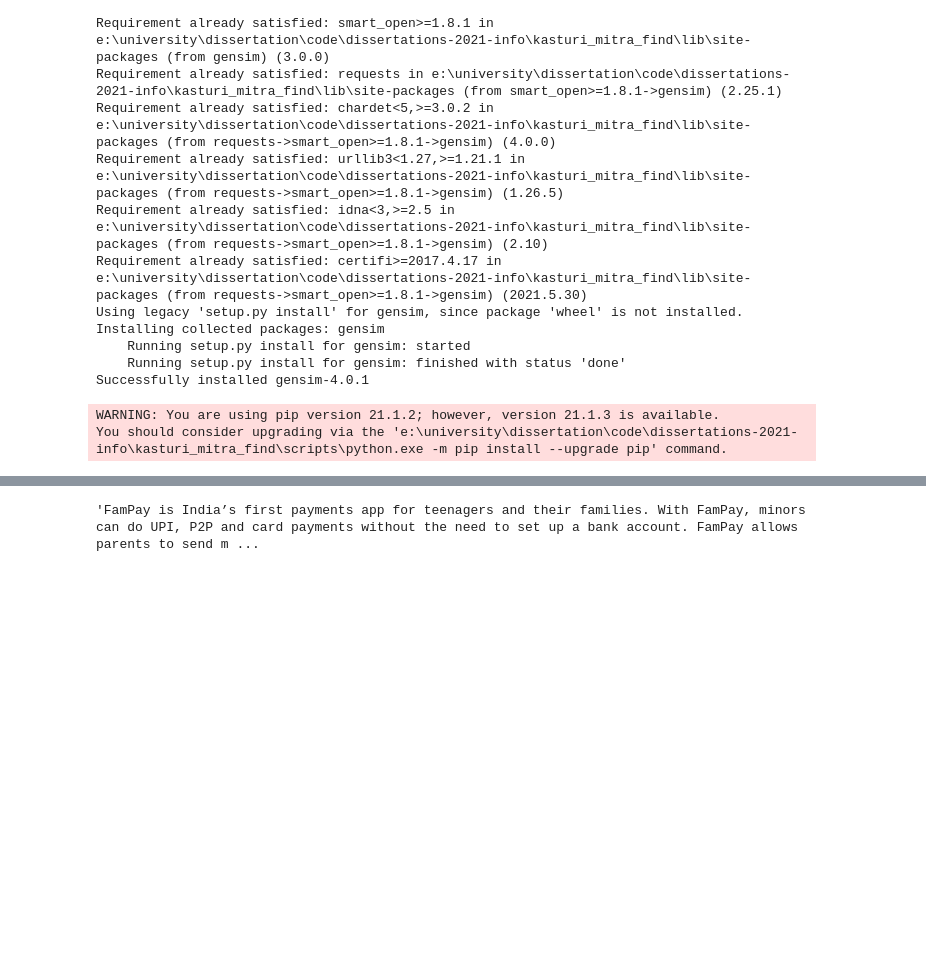
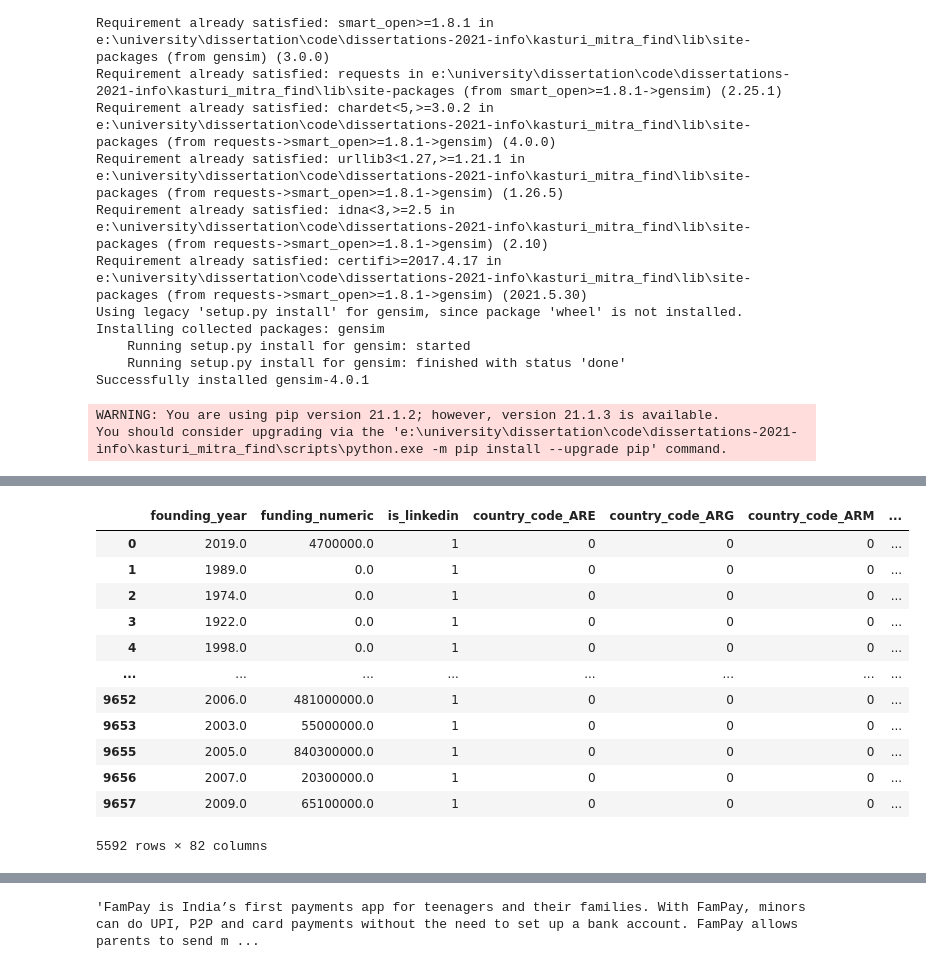
Before and after one commit to csynbiosys/dissertations-2021-info, a Jupyter notebook: kasturi_mitra_find/classification/preprocessing_for_classification.ipynb, the cells around one changed output, grey strips where cells are left out. Saved outputs shown, nothing was run; the diff lists cells and outputs as text; code cells hidden in the pictures; blank space fills up the shorter version.

```diff
--- a/kasturi_mitra_find/classification/preprocessing_for_classification.ipynb
+++ b/kasturi_mitra_find/classification/preprocessing_for_classification.ipynb
@@ -28,0 +73,8 @@ corepo_orgs = pd.read_csv('corepo_lookup_labelled.csv', index_col=0)
+# %%
+# column to store countries
+corepo_preprocessed['country_code'] = corepo_orgs['country_code']
+# %%
+# split industries
+corepo_preprocessed['industry'] = corepo_orgs['industry'].fillna('').str.lower().str.replace(', &', ' &')
+corepo_preprocessed['industry'] = corepo_preprocessed.industry.apply(lambda x: x.split(','))
+pd.get_dummies(corepo_preprocessed['industry'].apply(pd.Series).stack()).sum(level=0)
@@ -28,0 +95,15 @@ corepo_orgs = pd.read_csv('corepo_lookup_labelled.csv', index_col=0)
+# %%
+# do not consider industries because massive number of columns
+corepo_preprocessed = corepo_preprocessed.drop(columns = ['industry'])
+# %%
+# employee_count is ordinal; convert to integers in terms of size
+corepo_preprocessed['employee_count'] = corepo_orgs['employee_count_original']
+corepo_preprocessed['employee_count'] = corepo_preprocessed['employee_count'].replace('10,000 or more', '7')
+corepo_preprocessed['employee_count'] = corepo_preprocessed['employee_count'].replace('5,001 - 10,000', '6')
+corepo_preprocessed['employee_count'] = corepo_preprocessed['employee_count'].replace('1,001 - 5,000', '5')
+corepo_preprocessed['employee_count'] = corepo_preprocessed['employee_count'].replace('501 - 1,000', '4')
+corepo_preprocessed['employee_count'] = corepo_preprocessed['employee_count'].replace('201 - 500', '3')
+corepo_preprocessed['employee_count'] = corepo_preprocessed['employee_count'].replace('51 - 200', '2')
+corepo_preprocessed['employee_count'] = corepo_preprocessed['employee_count'].replace('1 - 50', '1')
+corepo_preprocessed['employee_count'] = corepo_preprocessed['employee_count'].replace(np.nan, '0')
+corepo_preprocessed['employee_count'] = corepo_preprocessed['employee_count'].astype(int)
@@ -28,0 +126,16 @@ corepo_orgs = pd.read_csv('corepo_lookup_labelled.csv', index_col=0)
+# %%
+pd.get_dummies(corepo_preprocessed, columns = ['country_code'])
+# %% [output]
+|  | founding_year | funding_numeric | is_linkedin | country_code_ARE | country_code_ARG | country_code_ARM | ... |
+| 0 | 2019.0 | 4700000.0 | 1 | 0 | 0 | 0 | ... |
+| 1 | 1989.0 | 0.0 | 1 | 0 | 0 | 0 | ... |
+| 2 | 1974.0 | 0.0 | 1 | 0 | 0 | 0 | ... |
+| 3 | 1922.0 | 0.0 | 1 | 0 | 0 | 0 | ... |
+| 4 | 1998.0 | 0.0 | 1 | 0 | 0 | 0 | ... |
+| ... | ... | ... | ... | ... | ... | ... | ... |
+| 9652 | 2006.0 | 481000000.0 | 1 | 0 | 0 | 0 | ... |
+| 9653 | 2003.0 | 55000000.0 | 1 | 0 | 0 | 0 | ... |
+| 9655 | 2005.0 | 840300000.0 | 1 | 0 | 0 | 0 | ... |
+| 9656 | 2007.0 | 20300000.0 | 1 | 0 | 0 | 0 | ... |
+| 9657 | 2009.0 | 65100000.0 | 1 | 0 | 0 | 0 | ... |
+5592 rows × 82 columns
```
Also changed, not shown: parts of 23 cells of this notebook, 2 other files.
